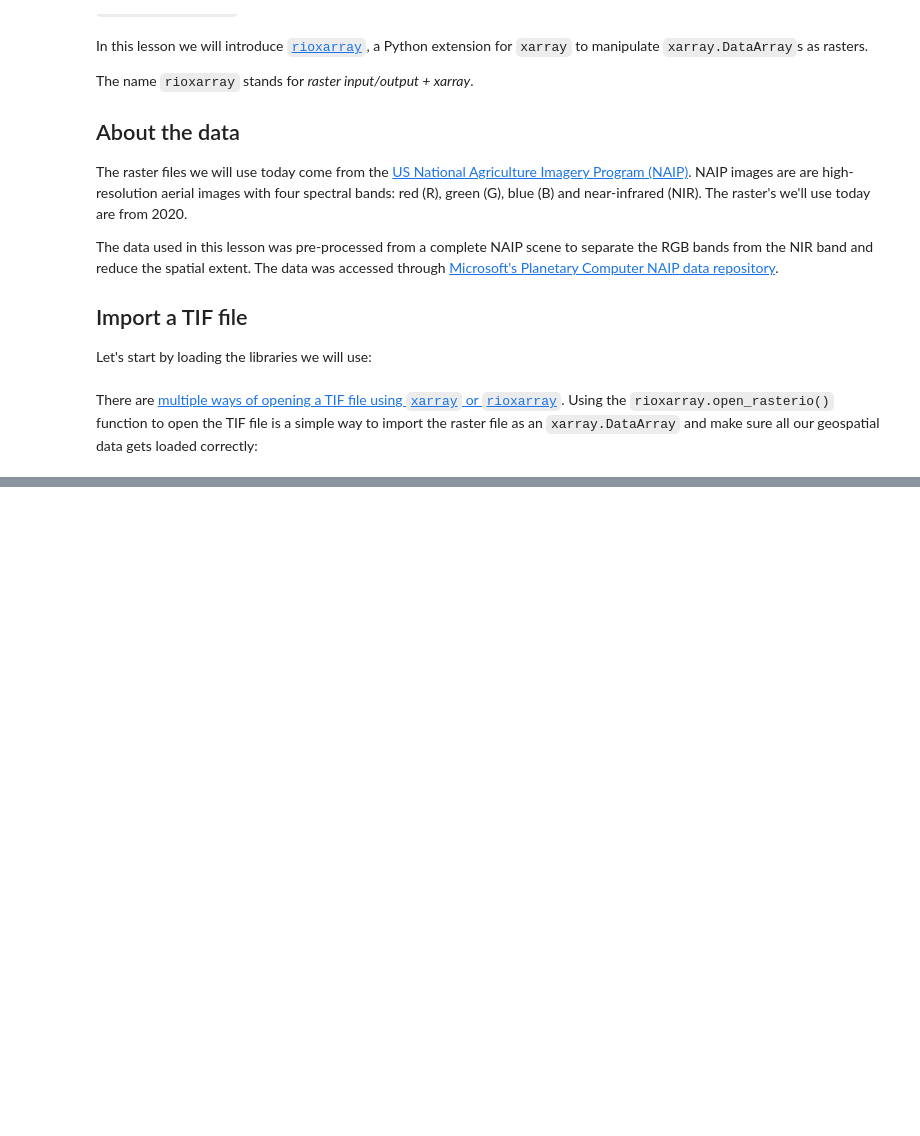
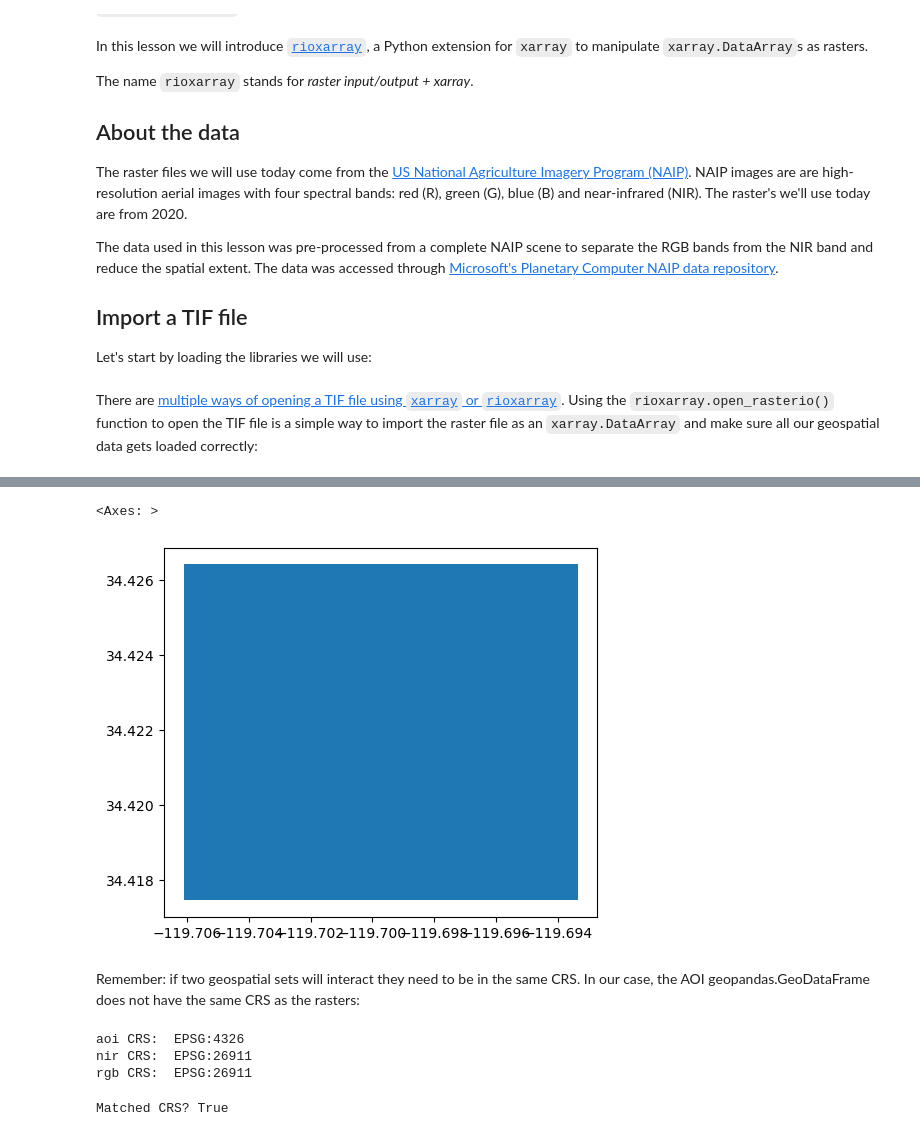
Before and after one commit to mmorenorolon/eds220-2025-in-class, a Jupyter notebook: week8-rioxarray.ipynb, the cells around one changed output, grey strips where cells are left out. Saved outputs shown, nothing was run; the diff lists cells and outputs as text; code cells hidden in the pictures; blank space fills up the shorter version.

```diff
--- a/week8-rioxarray.ipynb
+++ b/week8-rioxarray.ipynb
@@ -29,0 +194,24 @@ root = os.path.join('data', 'rioxarray_lesson_data')
+# %%
+fp = os.path.join('data', 'SB_aoi.geojson')
+aoi = gpd.read_file(fp)
+aoi.plot()
+# %% [output]
+<Axes: >
+[figure, added]
+# %% [markdown]
+Remember: if two geospatial sets will interact they need to be in the same CRS. In our case, the AOI geopandas.GeoDataFrame does not have the same CRS as the rasters:
+# %%
+# Examine CRSs
+print('aoi CRS: ', aoi.crs)
+print('nir CRS: ', nir.rio.crs)
+print('rgb CRS: ', rgb.rio.crs)
+# %% [output]
+aoi CRS:  EPSG:4326
+nir CRS:  EPSG:26911
+rgb CRS:  EPSG:26911
+# %%
+# Reproject AOI to RGB CRS
+aoi = aoi.to_crs(rgb.rio.crs)
+print('Matched CRS?', aoi.crs == rgb.rio.crs)
+# %% [output]
+Matched CRS? True
```
Also changed, not shown: parts of 34 cells of this notebook.
